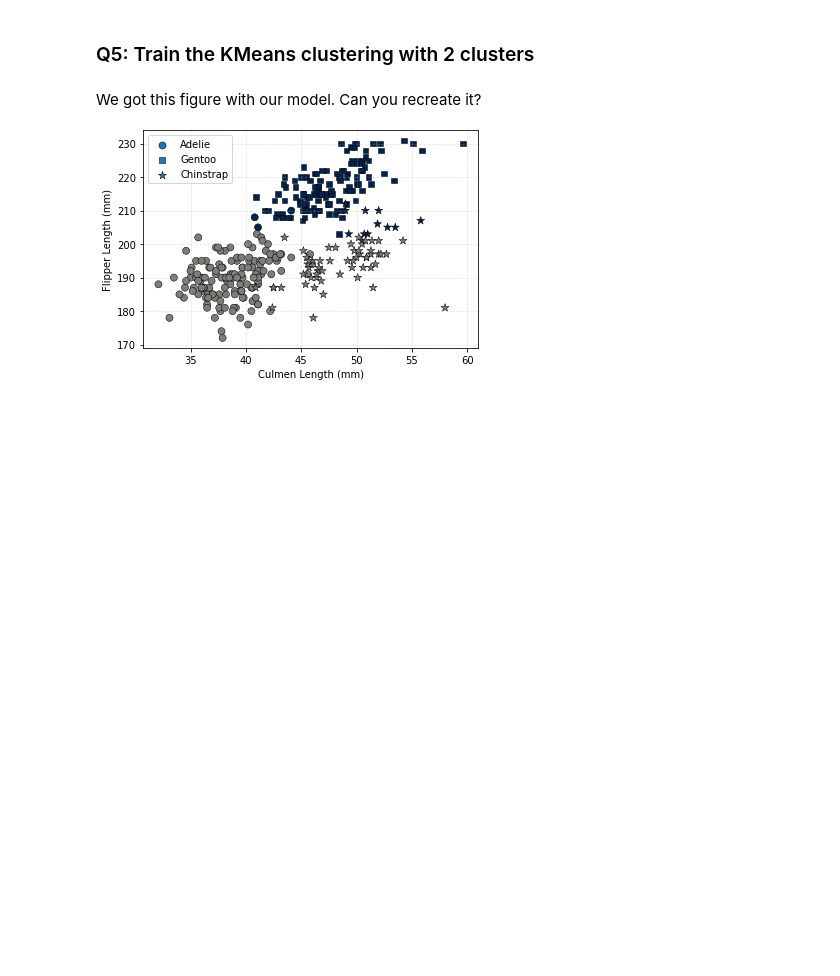
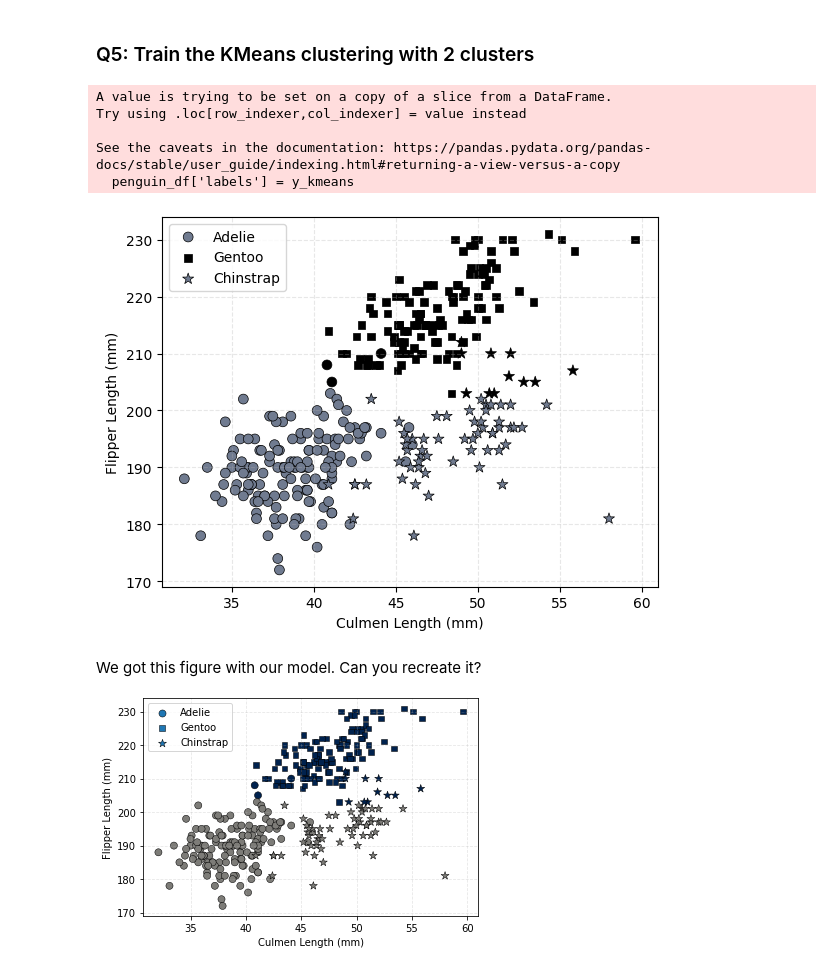
Before and after one commit to David-Soldini/2023_Intro_Python, a Jupyter notebook: ML_EES/IP/W4_S1.ipynb, the cells around one changed output. Saved outputs shown, nothing was run; the diff lists cells and outputs as text; code cells hidden in the pictures; blank space fills up the shorter version.

```diff
--- a/ML_EES/IP/W4_S1.ipynb
+++ b/ML_EES/IP/W4_S1.ipynb
@@ -201,3 +242,40 @@ plt.show()
+# %%
+# Train k-means clustering algorithm here
+kmeans = KMeans(n_clusters=2)
+kmeans.fit(X)
+
+# Use the model to label all data points
+y_kmeans = kmeans.predict(X)
+
+penguin_df['labels'] = y_kmeans
+
+# Predict labels
+# Adelie
+A_culmen = penguin_df[penguin_df['species']=='Adelie']['culmen_length_mm']
+A_flipper = penguin_df[penguin_df['species']=='Adelie']['flipper_length_mm']
+# Gentoo
+G_culmen = penguin_df[penguin_df['species']=='Gentoo']['culmen_length_mm']
+G_flipper = penguin_df[penguin_df['species']=='Gentoo']['flipper_length_mm']
+# Chinstrap
+C_culmen = penguin_df[penguin_df['species']=='Chinstrap']['culmen_length_mm']
+C_flipper = penguin_df[penguin_df['species']=='Chinstrap']['flipper_length_mm']
+
+#
+plt.scatter(A_culmen, A_flipper,c=penguin_df[penguin_df['species']=='Adelie']['labels'],s=50,marker='o',label='Adelie', cmap='bone',edgecolors='k',linewidths=0.5,vmin=0,vmax=2)
+plt.scatter(G_culmen, G_flipper,c=penguin_df[penguin_df['species']=='Gentoo']['labels'],s=30,marker='s',label='Gentoo', cmap='bone',edgecolors='k',linewidths=0.5,vmin=0,vmax=2)
+plt.scatter(C_culmen, C_flipper,c=penguin_df[penguin_df['species']=='Chinstrap']['labels'],s=70,marker='*',label='Chinstrap', cmap='bone',edgecolors='k',linewidths=0.5,vmin=0,vmax=2)
+plt.grid(linestyle='--',alpha=0.3)
+plt.ylabel('Flipper Length (mm)')
+plt.xlabel('Culmen Length (mm)')
+plt.legend()
+plt.show()
+# %% [output]
+A value is trying to be set on a copy of a slice from a DataFrame.
+Try using .loc[row_indexer,col_indexer] = value instead
+
+See the caveats in the documentation: https://pandas.pydata.org/pandas-docs/stable/user_guide/indexing.html#returning-a-view-versus-a-copy
+  penguin_df['labels'] = y_kmeans
+[figure, added]
 # %% [markdown]
 We got this figure with our model. Can you recreate it?
 
```
Also changed, not shown: parts of 21 cells of this notebook.
